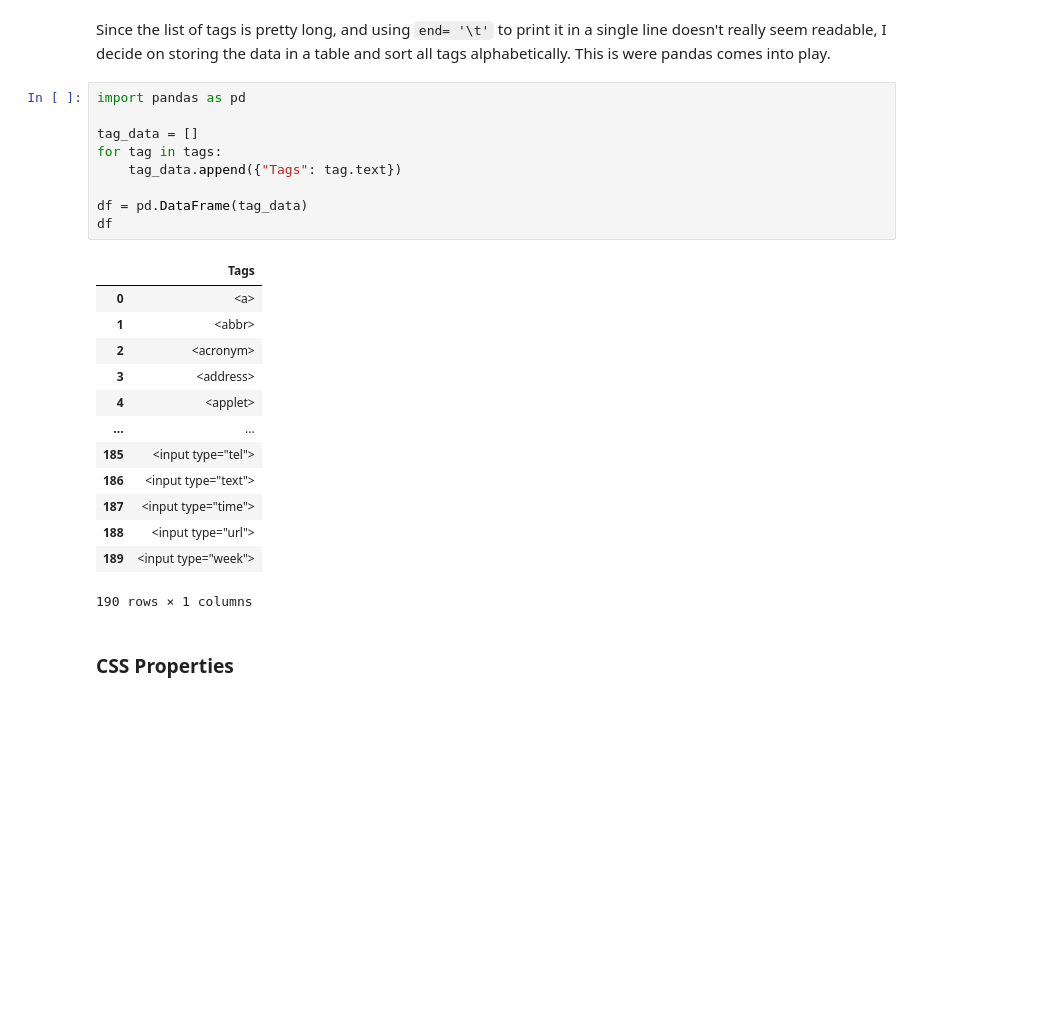
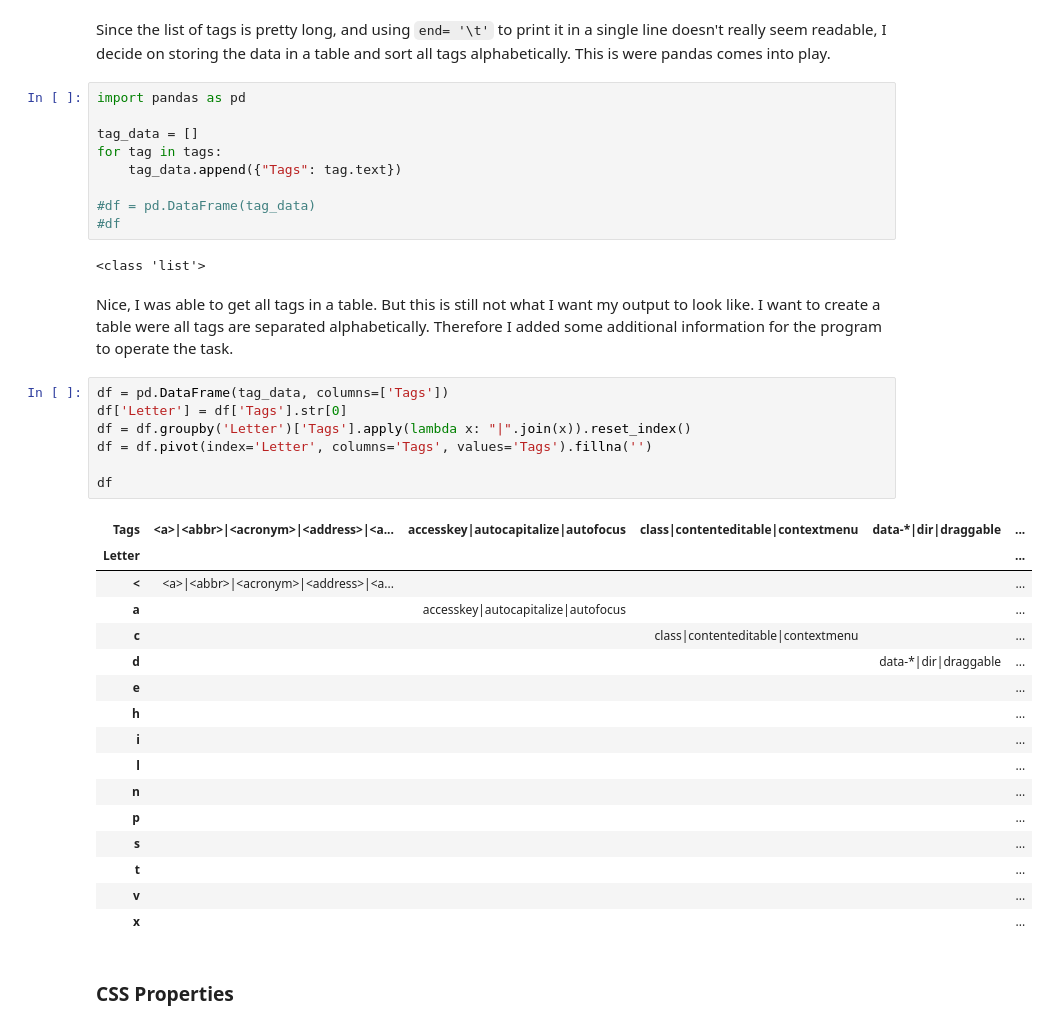
Before and after one commit to YuriDevAT/browser_compatibility_a11y, a Jupyter notebook: final_project.ipynb, the cells around one changed output. Cells and saved outputs as stored; diff of their text form; blank space fills up the shorter version.

Commit message:
Not-Working:try to create a sorted table, but failed

```diff
--- a/final_project.ipynb
+++ b/final_project.ipynb
@@ -83,22 +83,36 @@ tag_data = []
 for tag in tags:
     tag_data.append({"Tags": tag.text})
 
-df = pd.DataFrame(tag_data)
-df
+#df = pd.DataFrame(tag_data)
+#df
 # %% [output]
-|  | Tags |
-| 0 | <a> |
-| 1 | <abbr> |
-| 2 | <acronym> |
-| 3 | <address> |
-| 4 | <applet> |
-| ... | ... |
-| 185 | <input type="tel"> |
-| 186 | <input type="text"> |
-| 187 | <input type="time"> |
-| 188 | <input type="url"> |
-| 189 | <input type="week"> |
-190 rows × 1 columns
+<class 'list'>
+# %% [markdown]
+Nice, I was able to get all tags in a table. But this is still not what I want my output to look like. I want to create a table were all tags are separated alphabetically. Therefore I added some additional information for the program to operate the task.
+# %%
+df = pd.DataFrame(tag_data, columns=['Tags'])
+df['Letter'] = df['Tags'].str[0]
+df = df.groupby('Letter')['Tags'].apply(lambda x: "|".join(x)).reset_index()
+df = df.pivot(index='Letter', columns='Tags', values='Tags').fillna('')
+
+df
+# %% [output]
+| Tags | <a>|<abbr>|<acronym>|<address>|<a... | accesskey|autocapitalize|autofocus | class|contenteditable|contextmenu | data-*|dir|draggable | ... |
+| Letter |  |  |  |  | ... |
+| < | <a>|<abbr>|<acronym>|<address>|<a... |  |  |  | ... |
+| a |  | accesskey|autocapitalize|autofocus |  |  | ... |
+| c |  |  | class|contenteditable|contextmenu |  | ... |
+| d |  |  |  | data-*|dir|draggable | ... |
+| e |  |  |  |  | ... |
+| h |  |  |  |  | ... |
+| i |  |  |  |  | ... |
+| l |  |  |  |  | ... |
+| n |  |  |  |  | ... |
+| p |  |  |  |  | ... |
+| s |  |  |  |  | ... |
+| t |  |  |  |  | ... |
+| v |  |  |  |  | ... |
+| x |  |  |  |  | ... |
 # %% [markdown]
 ### CSS Properties
 # %% [markdown]
```
Also changed, not shown: parts of 1 cell of this notebook.
